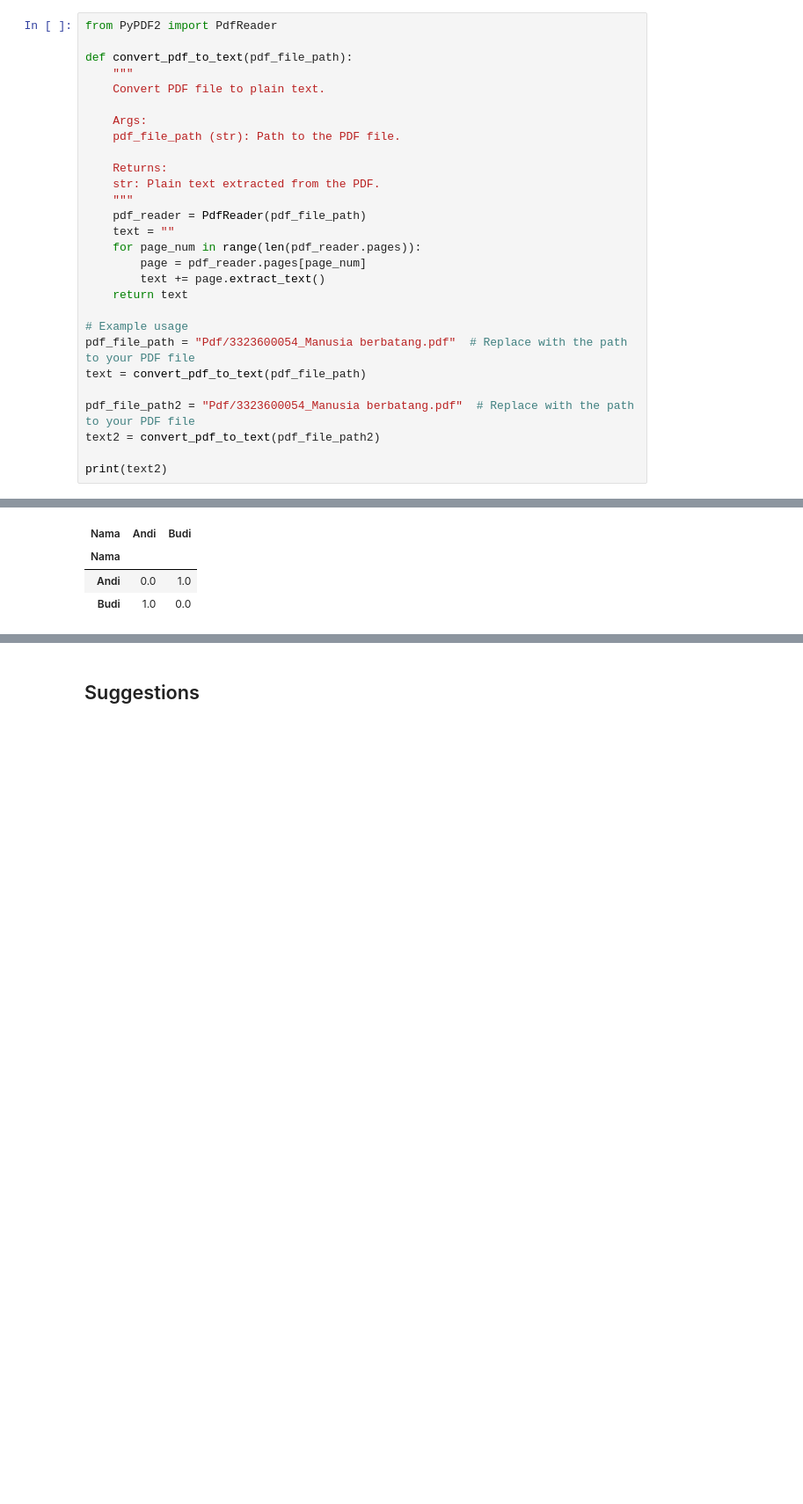
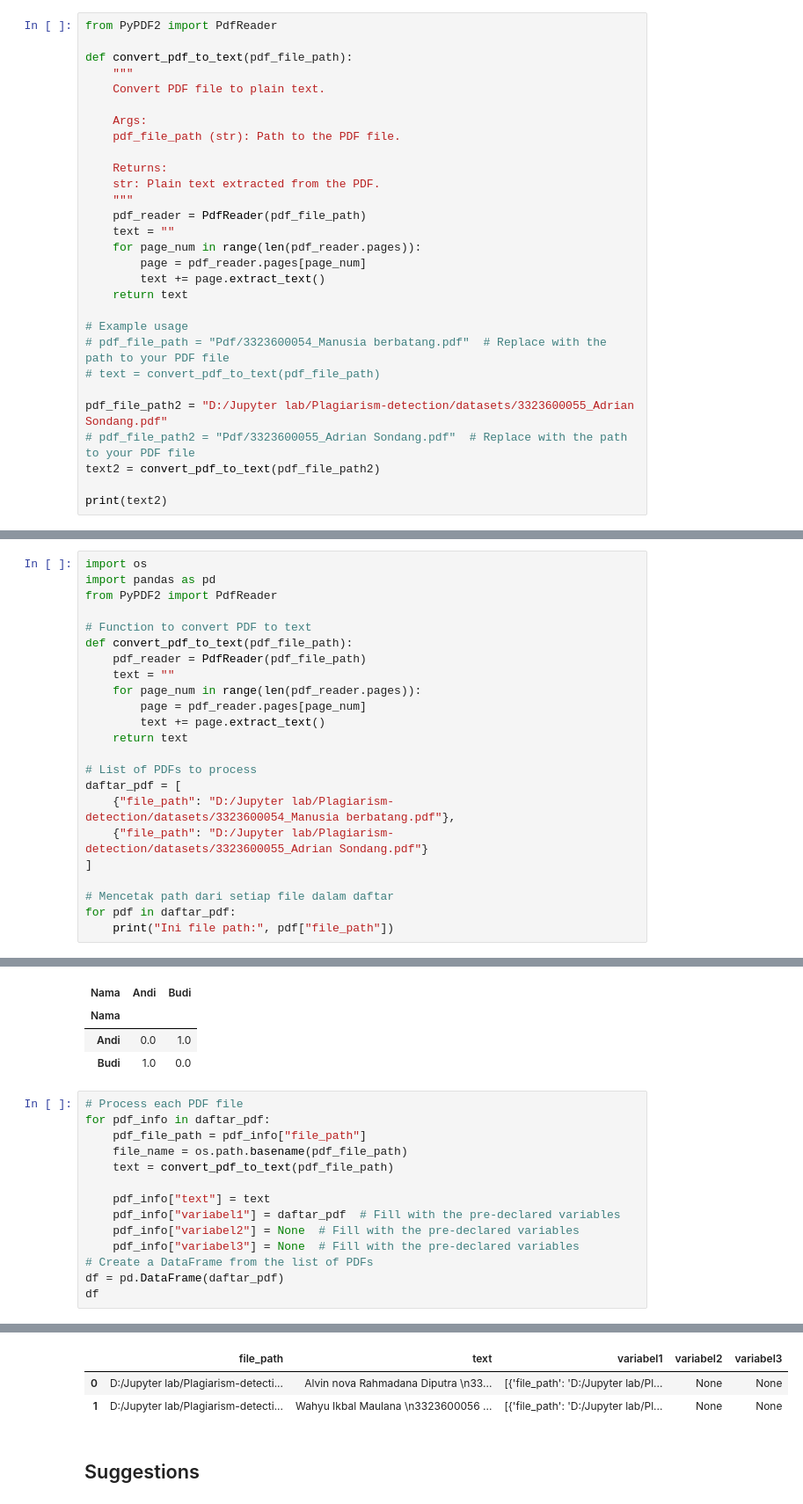
Before and after one commit to Team-9-Korika-ID/Plagiarism-detection, a Jupyter notebook: Sentence similarity using transformer final.ipynb, the cells around one changed output, grey strips where cells are left out. Shown at 88% size. Cells and saved outputs as stored; diff of their text form; blank space fills up the shorter version.

```diff
--- a/Sentence similarity using transformer final.ipynb
+++ b/Sentence similarity using transformer final.ipynb
@@ -21,10 +21,11 @@ def convert_pdf_to_text(pdf_file_path):
     return text
 
 # Example usage
-pdf_file_path = "Pdf/3323600054_Manusia berbatang.pdf"  # Replace with the path to your PDF file
-text = convert_pdf_to_text(pdf_file_path)
+# pdf_file_path = "Pdf/3323600054_Manusia berbatang.pdf"  # Replace with the path to your PDF file
+# text = convert_pdf_to_text(pdf_file_path)
 
-pdf_file_path2 = "Pdf/3323600054_Manusia berbatang.pdf"  # Replace with the path to your PDF file
+pdf_file_path2 = "D:/Jupyter lab/Plagiarism-detection/datasets/3323600055_Adrian Sondang.pdf"
+# pdf_file_path2 = "Pdf/3323600055_Adrian Sondang.pdf"  # Replace with the path to your PDF file
 text2 = convert_pdf_to_text(pdf_file_path2)
 
 print(text2)
@@ -46,3 +47,26 @@ bahasa pemrograman, sementara semantik mengacu pada makna atau arti dari
 kode yang ditulis. Dalam hal ini, sintaksis berkaitan dengan apakah kode itu
 ditulis dengan benar secar a gramatikal, sedangkan semantik berkaitan dengan
 apakah kode itu melakukan apa yang dimaksudkan dengan benar.
+# %%
+import os
+import pandas as pd
+from PyPDF2 import PdfReader
+
+# Function to convert PDF to text
+def convert_pdf_to_text(pdf_file_path):
+    pdf_reader = PdfReader(pdf_file_path)
+    text = ""
+    for page_num in range(len(pdf_reader.pages)):
+        page = pdf_reader.pages[page_num]
+        text += page.extract_text()
+    return text
+
+# List of PDFs to process
+daftar_pdf = [
+    {"file_path": "D:/Jupyter lab/Plagiarism-detection/datasets/3323600054_Manusia berbatang.pdf"},
+    {"file_path": "D:/Jupyter lab/Plagiarism-detection/datasets/3323600055_Adrian Sondang.pdf"}
+]
+
+# Mencetak path dari setiap file dalam daftar
+for pdf in daftar_pdf:
+    print("Ini file path:", pdf["file_path"])
@@ -84,3 +111,18 @@ See Full Dataframe in Mito
 | Nama |  |  |
 | Andi | 0.0 | 1.0 |
 | Budi | 1.0 | 0.0 |
+# %%
+# Process each PDF file
+for pdf_info in daftar_pdf:
+    pdf_file_path = pdf_info["file_path"]
+    file_name = os.path.basename(pdf_file_path)
+    text = convert_pdf_to_text(pdf_file_path)
+
+    pdf_info["text"] = text
+    pdf_info["variabel1"] = daftar_pdf  # Fill with the pre-declared variables
+    pdf_info["variabel2"] = None  # Fill with the pre-declared variables
+    pdf_info["variabel3"] = None  # Fill with the pre-declared variables
+# Create a DataFrame from the list of PDFs
+df = pd.DataFrame(daftar_pdf)
+df
+# %% [output]
@@ -87,3 +130,6 @@ See Full Dataframe in Mito
+|  | file_path | text | variabel1 | variabel2 | variabel3 |
+| 0 | D:/Jupyter lab/Plagiarism-detecti... | Alvin nova Rahmadana Diputra \n33... | [{'file_path': 'D:/Jupyter lab/Pl... | None | None |
+| 1 | D:/Jupyter lab/Plagiarism-detecti... | Wahyu Ikbal Maulana \n3323600056 ... | [{'file_path': 'D:/Jupyter lab/Pl... | None | None |
 # %% [markdown]
 ## Suggestions
 # %% [markdown]
```
Also changed, not shown: parts of 4 cells of this notebook, 3 other files.
